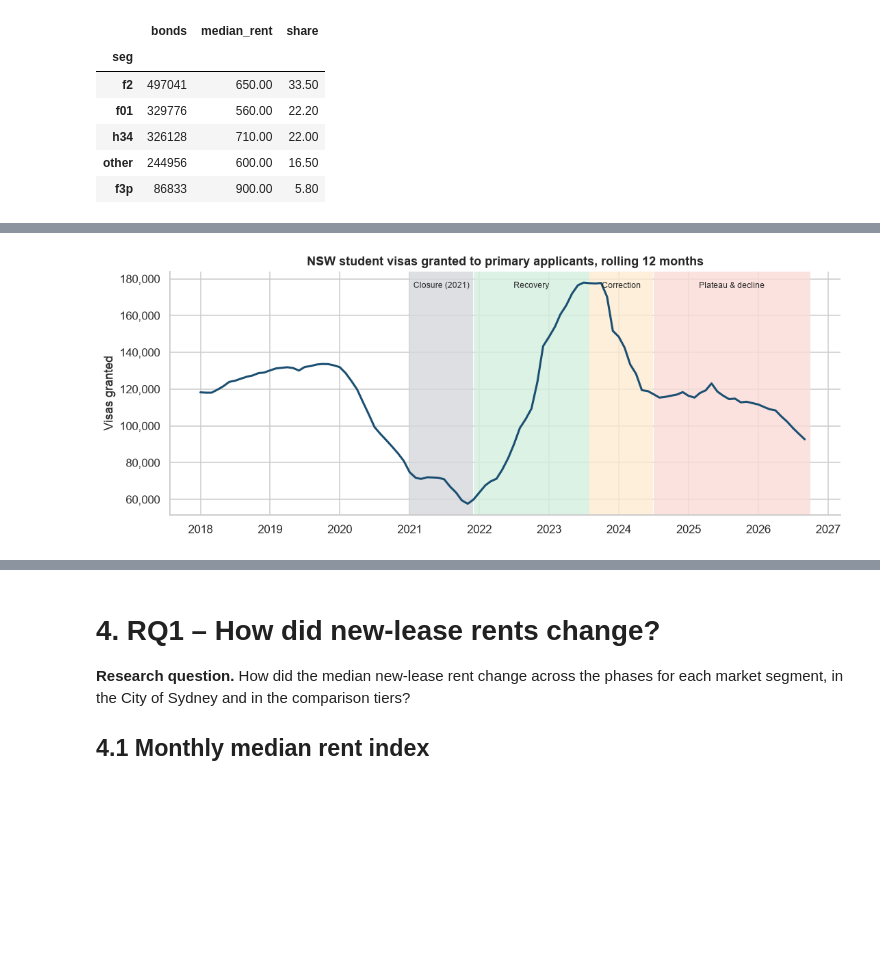
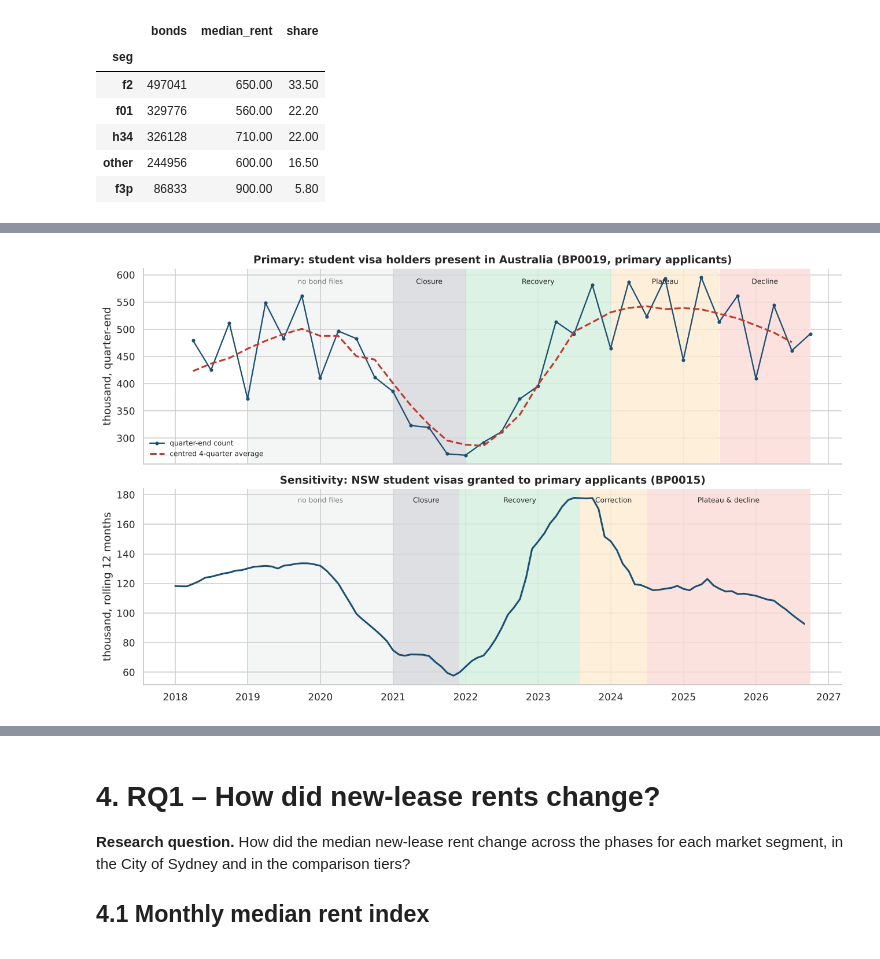
Before and after one commit to sallyvu24/cr_mentor, a Jupyter notebook: data/notebooks/sydney_student_rent_eda.ipynb, the cells around one changed output, grey strips where cells are left out. Drawn from its saved outputs; the diff is of its cells as text; code cells hidden in the pictures; blank space fills up the shorter version.

```diff
--- a/data/notebooks/sydney_student_rent_eda.ipynb
+++ b/data/notebooks/sydney_student_rent_eda.ipynb
@@ -77,14 +94,13 @@ No grade implies causation.
 # 1. Setup and data loading
 # %%
 from pathlib import Path
-import json
 import warnings
 
 import numpy as np
 import pandas as pd
 import duckdb
 import matplotlib.pyplot as plt
-import matplotlib.dates as mdates
+from matplotlib.patches import Patch
 import seaborn as sns
 import geopandas as gpd
 from scipy import stats
@@ -95,7 +111,7 @@ warnings.filterwarnings("ignore", category=FutureWarning)
 # Locate the data folder (contains processed/ and raw/) whether the notebook runs from notebooks/ or elsewhere.
 ROOT = next(p for p in [Path.cwd(), *Path.cwd().parents] if (p / "processed").exists())
 PROC, RAW = ROOT / "processed", ROOT / "raw"
-AIRBNB_DIR = ROOT.parent / "inside_airbnb_data"
+EXTRACTED = PROC / "extracted"            # tables written by 00_data_extraction_overview.ipynb
 SEED = 42
 
 pd.set_option("display.max_columns", 40)
@@ -353,11 +532,19 @@ doe = pd.read_excel(RAW / "doe_sa4" / "intl_student_sa4.xlsx", header=5, usecols
 doe = doe.rename(columns=lambda c: c.strip().lower().replace(" ", "_"))      # tidy column names
 doe["enrolments"] = pd.to_numeric(doe["enrolments"], errors="coerce")           # "<5" cells are suppressed -> NaN
 
-# --- BP0015 cube
+# --- BP0015 cube (visas granted; used for the sensitivity phases)
 bp = pd.read_parquet(PROC / "bp0015_granted_cube.parquet")
 
+# --- Enrichment tables extracted by 00_data_extraction_overview.ipynb
+bp19 = pd.read_parquet(EXTRACTED / "bp0019_visa_holders.parquet")              # visa holders present, quarter-end
+census = pd.read_parquet(EXTRACTED / "census2021_postcode.parquet")             # Census 2021, one row per NSW postcode
+dcj = pd.read_parquet(EXTRACTED / "dcj_rent_postcode_quarterly.parquet")        # DCJ rent tables, 2018Q1-2022Q4
+audit = pd.read_csv(EXTRACTED / "cos_housing_audit_student_rooms.csv")          # City of Sydney Housing Audit, June 2015-2025
+
 pd.DataFrame([profile(cr_cl, "CRICOS course-locations"), profile(cr_loc, "CRICOS locations"), profile(cr_crs, "CRICOS courses"),
-              profile(cr_ins, "CRICOS institutions"), profile(doe, "DoE enrolments by SA4"), profile(bp, "BP0015 cube")])
+              profile(cr_ins, "CRICOS institutions"), profile(doe, "DoE enrolments by SA4"), profile(bp, "BP0015 visas granted"),
+              profile(bp19, "BP0019 visa holders present"), profile(census, "Census 2021 by postcode"),
+              profile(dcj, "DCJ rent tables (quarterly)"), profile(audit, "CoS Housing Audit")])
 # %% [output]
 |  | source | rows | columns | missing cells % | duplicate rows |
 | 0 | CRICOS course-locations | 46511 | 6 | 0.00 | 51 |
@@ -618,39 +939,76 @@ that leads or lags the number of students actually present, so the phase labels
 # %%
 def bp_dates(df: pd.DataFrame) -> pd.Series:
     """Convert BP0015 financial-year + month labels (e.g. '2022-23', 'M01 Jul') into calendar month starts."""
     mn = df.month.str.extract(r"M(\d+)")[0].astype(int)
     fy0 = df.fy.str[:4].astype(int)
     cal_month = ((mn + 5) % 12) + 1
     cal_year = np.where(mn <= 6, fy0, fy0 + 1)
     return pd.to_datetime(dict(year=cal_year, month=cal_month, day=1))
 
+def phase_of(dates: pd.Series, phases: dict) -> pd.Series:
+    """Label each date with the phase whose [start, end] range contains it ('' if none)."""
+    out = pd.Series("", index=dates.index, dtype=object)
+    for name, (a, b) in phases.items():
+        out[(dates >= a) & (dates <= b)] = name
+    return out
+
+# Students present (BP0019), national, quarter-end
+stock = bp19[(bp19.visa_category == "Student") & (bp19.applicant_type == "Primary")].groupby("snapshot").visa_holders.sum().sort_index()
+yoy = (stock / stock.shift(4) - 1) * 100                          # change against the same quarter a year earlier, %
+
+# Visas granted (BP0015), NSW, rolling 12 months
 bp["date"] = bp_dates(bp)
 nsw_primary = bp[(bp.state == "NSW") & (bp.applicant == "Primary")].groupby("date").grants.sum()
 roll12 = nsw_primary.rolling(12).sum().dropna()
 roll12 = roll12[roll12.index >= "2018-01-01"]
 
-PHASES = {"0_base2018": ("2018-01-01", "2018-12-31"), "1_closure": ("2021-01-01", "2021-11-30"),
-          "2_recovery": ("2021-12-01", "2023-07-31"), "3_correction": ("2023-08-01", "2024-06-30"),
-          "4_plateau_decline": ("2024-07-01", "2026-09-30")}
-PHASE_LABEL = {"0_base2018": "2018 baseline", "1_closure": "Closure (2021)", "2_recovery": "Recovery", "3_correction": "Correction",
-               "4_plateau_decline": "Plateau & decline"}
-PHASE_FILL = {"1_closure": "#d5d8dc", "2_recovery": "#d4efdf", "3_correction": "#fdebd0", "4_plateau_decline": "#fadbd8"}
+PHASES = {"0_base2018": ("2018-01-01", "2018-12-31"), "1_closure": ("2021-01-01", "2021-12-31"),
+          "2_recovery": ("2022-01-01", "2023-12-31"), "3_plateau": ("2024-01-01", "2025-06-30"),
+          "4_decline": ("2025-07-01", "2026-09-30")}
+PHASE_LABEL = {"0_base2018": "2018 baseline", "1_closure": "Closure (2021)", "2_recovery": "Recovery (2022–23)",
+               "3_plateau": "Plateau (Jan 2024–Jun 2025)", "4_decline": "Decline (Jul 2025–Sep 2026)"}
+PHASES_FLOW = {"0_base2018": ("2018-01-01", "2018-12-31"), "1_closure": ("2021-01-01", "2021-11-30"),
+               "2_recovery": ("2021-12-01", "2023-07-31"), "3_correction": ("2023-08-01", "2024-06-30"),
+               "4_plateau_decline": ("2024-07-01", "2026-09-30")}
+PHASE_LABEL_FLOW = {"0_base2018": "2018 baseline", "1_closure": "Closure (Jan–Nov 2021)", "2_recovery": "Recovery (Dec 2021–Jul 2023)",
+                    "3_correction": "Correction (Aug 2023–Jun 2024)", "4_plateau_decline": "Plateau & decline (Jul 2024–Sep 2026)"}
 
-fig, ax = plt.subplots(figsize=(11.5, 4.2))
-ax.plot(roll12.index, roll12.values, color="#1b4f72", lw=2)
-for ph, (a, b) in PHASES.items():
-    if ph in PHASE_FILL:
-        ax.axvspan(pd.Timestamp(a), pd.Timestamp(b), color=PHASE_FILL[ph], alpha=0.8, lw=0)
-        ax.text(pd.Timestamp(a) + (pd.Timestamp(b) - pd.Timestamp(a)) / 2, ax.get_ylim()[1] * 0.97, PHASE_LABEL[ph],
+# The primary boundaries follow the stock: trough, end of fast growth, start of sustained decline.
+trough, peak = stock["2020-01-01":].idxmin(), stock.idxmax()
+after = yoy[yoy.index > trough]
+assert trough == pd.Timestamp("2021-12-31") and peak == pd.Timestamp("2025-03-31")
+assert stock["2021-12-31"] < stock["2022-03-31"] < stock["2022-06-30"] < stock["2022-09-30"], "recovery: the stock rises every quarter after the trough"
+assert (after["2022-09-30":"2023-12-31"] >= 15).all(), "recovery: year-on-year growth of at least +15% at every quarter-end from Sep 2022"
+assert after["2024-01-01":"2025-06-30"].between(-5, 15).all(), "plateau: growth between -5% and +15%"
+assert (after["2025-07-01":] <= -5).all(), "decline: a fall of at least 5% at every quarter-end"
+
+FILL = ["#d5d8dc", "#d4efdf", "#fdebd0", "#fadbd8"]
+fig, axes = plt.subplots(2, 1, figsize=(12, 7.4), sharex=True)
+axes[0].plot(stock["2018-01-01":].index, stock["2018-01-01":].values / 1000, color="#1b4f72", marker="o", ms=3, lw=1.5, label="quarter-end count")
+smooth = stock.rolling(4, center=True).mean()["2018-01-01":]           # removes the December low, so the trend is visible
+axes[0].plot(smooth.index, smooth.values / 1000, color="#c0392b", lw=2, ls="--", label="centred 4-quarter average")
+axes[0].legend(frameon=False, fontsize=8, loc="lower left")
+axes[0].set_ylabel("thousand, quarter-end")
+axes[0].set_title("Primary: student visa holders present in Australia (BP0019, primary applicants)")
+axes[1].plot(roll12.index, roll12.values / 1000, color="#1b4f72", lw=2)
+axes[1].set_ylabel("thousand, rolling 12 months")
+axes[1].set_title("Sensitivity: NSW student visas granted to primary applicants (BP0015)")
+for ax, phases, labels in [(axes[0], PHASES, PHASE_LABEL), (axes[1], PHASES_FLOW, PHASE_LABEL_FLOW)]:
+    for col, (ph, (a, b)) in zip(FILL, list(phases.items())[1:]):
+        ax.axvspan(pd.Timestamp(a), pd.Timestamp(b), color=col, alpha=0.8, lw=0)
+        ax.text(pd.Timestamp(a) + (pd.Timestamp(b) - pd.Timestamp(a)) / 2, ax.get_ylim()[1] * 0.97, labels[ph].split(" (")[0],
                 ha="center", va="top", fontsize=8)
-ax.set_title("NSW student visas granted to primary applicants, rolling 12 months")
-ax.set_ylabel("Visas granted")
-ax.yaxis.set_major_formatter(plt.FuncFormatter(lambda v, _: f"{v:,.0f}"))
+    ax.axvspan(pd.Timestamp("2019-01-01"), pd.Timestamp("2020-12-31"), color="#f4f6f6", lw=0, zorder=0)
+    ax.text(pd.Timestamp("2020-01-01"), ax.get_ylim()[1] * 0.97, "no bond files", ha="center", va="top", fontsize=8, color="#7b7d7d")
+plt.tight_layout()
 plt.show()
 
-quarterly = nsw_primary.resample("QS").sum()                     # monthly series -> quarterly totals
-print("Latest quarters (visas granted):", {f"{d:%Y-Q}{(d.month - 1) // 3 + 1}": int(v) for d, v in quarterly.tail(4).items()})
-trough, peak = roll12["2020-06-01":].idxmin(), roll12["2020-06-01":].idxmax()
-print(f"Trough {trough:%b %Y}: {roll12[trough]:,.0f} | Peak {peak:%b %Y}: {roll12[peak]:,.0f} | Latest {roll12.index[-1]:%b %Y}: {roll12.iloc[-1]:,.0f}")
+yoy_tab =pd.DataFrame({"students present": stock, "vs same quarter a year earlier (%)": yoy})["2021-01-01":]
+yoy_tab["phase"] = phase_of(pd.Series(yoy_tab.index, index=yoy_tab.index), PHASES).map(PHASE_LABEL)
+display(yoy_tab.round(1).set_index(yoy_tab.index.strftime("%b %Y")).T)
+print(f"Students present: trough {trough:%b %Y} {stock[trough]:,.0f} | peak {peak:%b %Y} {stock[peak]:,.0f} | latest {stock.index[-1]:%b %Y} {stock.iloc[-1]:,.0f}")
+t_flow, p_flow = roll12["2020-06-01":].idxmin(), roll12["2020-06-01":].idxmax()
+assert t_flow == pd.Timestamp("2021-11-01") and p_flow == pd.Timestamp("2023-07-01"), "visa-grant phase boundaries follow the trough and peak"
+print(f"Visas granted: trough {t_flow:%b %Y} | peak {p_flow:%b %Y} | latest {roll12.index[-1]:%b %Y} {roll12.iloc[-1]:,.0f}")
 # %% [output]
-[figure, old version]
+[figure, new version]
```
Also changed, not shown: parts of 100 cells of this notebook, 13 other files.
